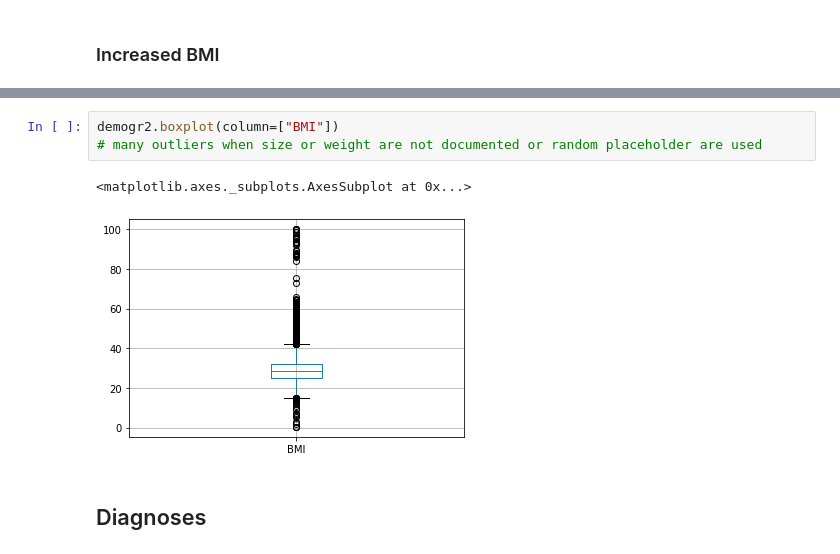
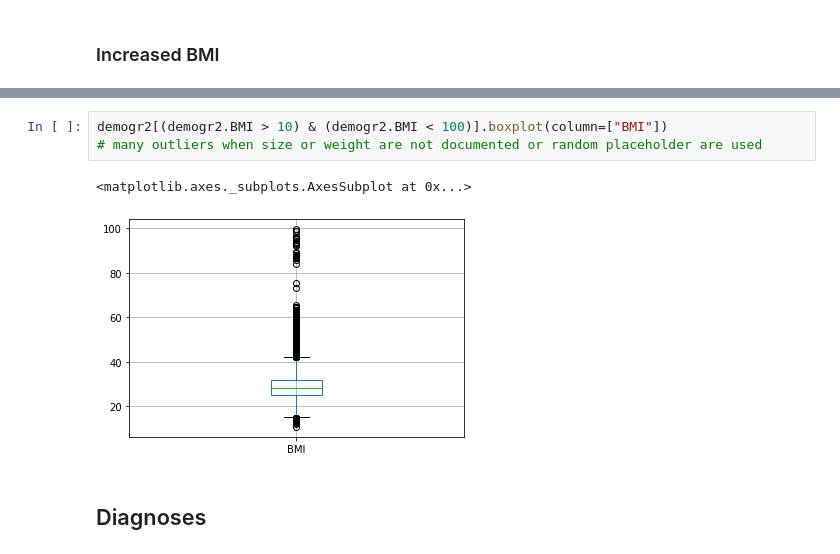
Before and after one commit to bsenst/LoopOfHenle, a Jupyter notebook: DataExploration.ipynb, the cells around one changed output, grey strips where cells are left out. Cells and saved outputs as stored; diff of their text form.

```diff
--- a/DataExploration.ipynb
+++ b/DataExploration.ipynb
@@ -133,9 +137,9 @@ demogr2[["BMI", "Weight (kg)", "Height (cm)"]].describe()
 # %%
-demogr2.boxplot(column=["BMI"])
+demogr2[(demogr2.BMI > 10) & (demogr2.BMI < 100)].boxplot(column=["BMI"])
 # many outliers when size or weight are not documented or random placeholder are used
 # %% [output]
 <matplotlib.axes._subplots.AxesSubplot at 0x...>
-[figure, old version]
+[figure, new version]
 # %% [markdown]
 ## Diagnoses
 # %%
```
Also changed, not shown: parts of 14 cells of this notebook.
